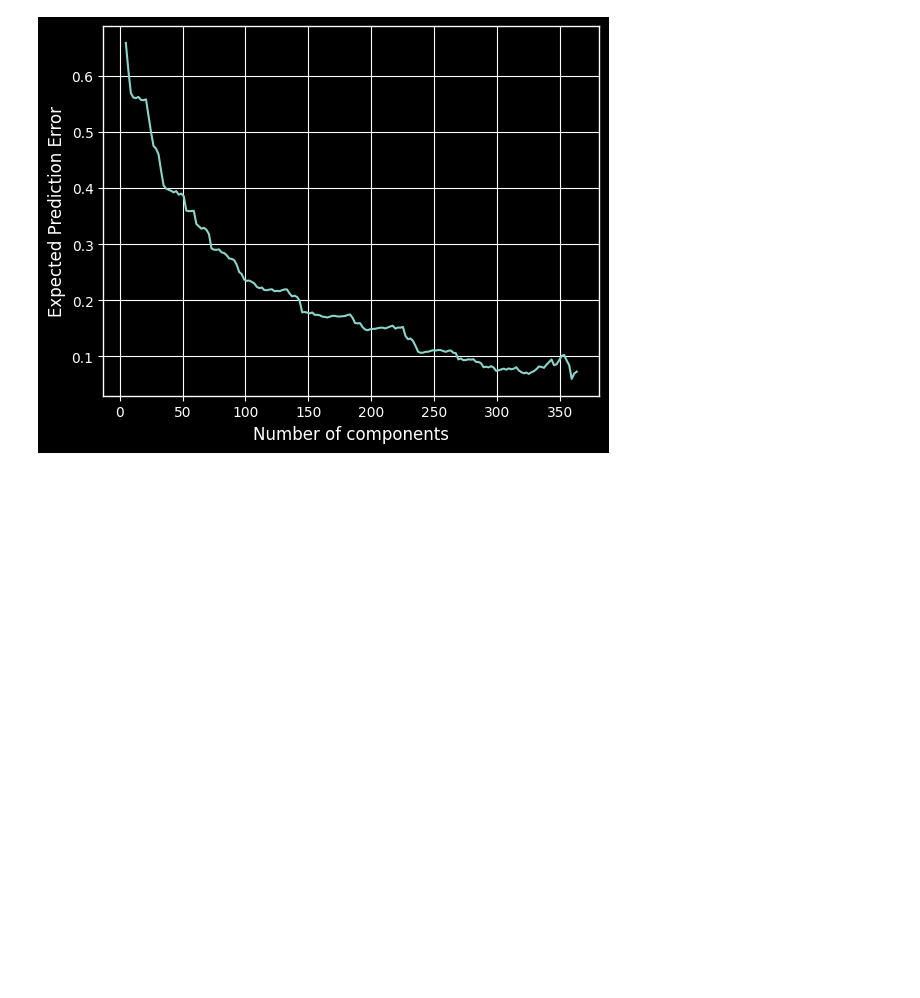
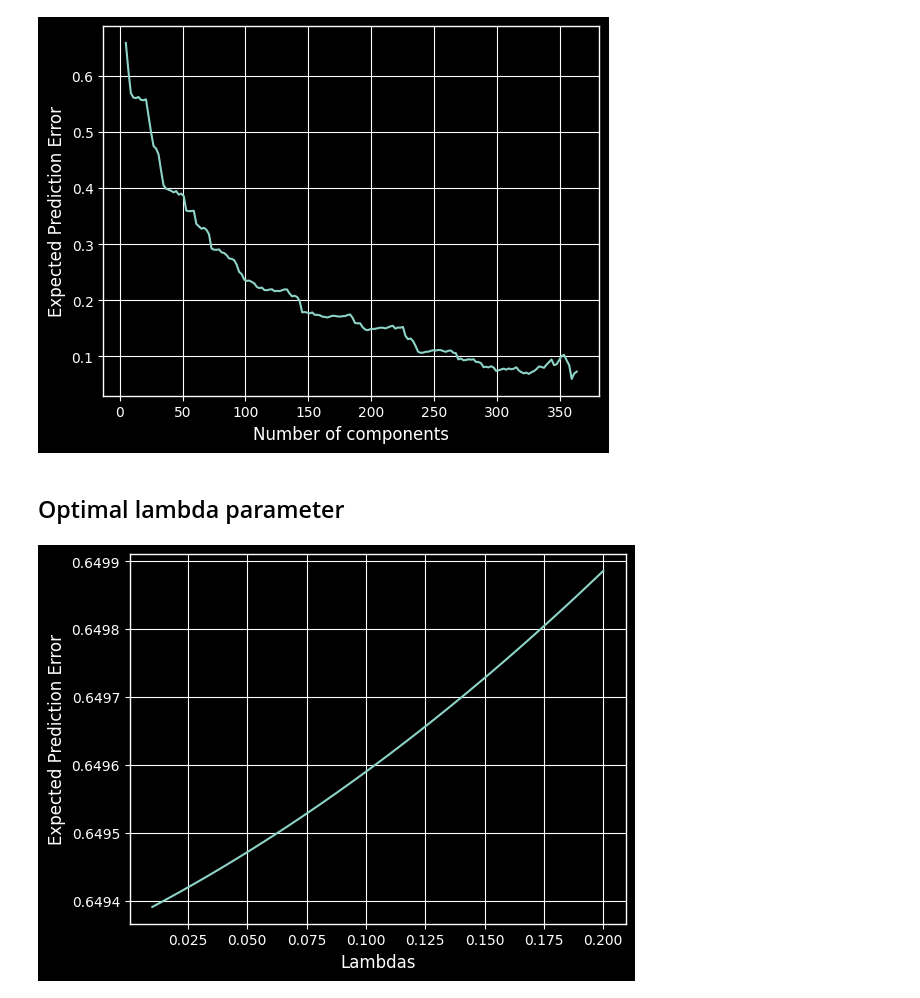
Before and after one commit to Emmanuel-mg/FDA_project, a Jupyter notebook: project.ipynb, the cells around one changed output. Cells and saved outputs as stored; diff of their text form; code cells hidden in the pictures; blank space fills up the shorter version.

Commit message:
Adding lambda influence

```diff
--- a/project.ipynb
+++ b/project.ipynb
@@ -157,3 +157,18 @@ plt.ylabel('Expected Prediction Error')
 plt.show()
 # %% [output]
 [figure]
+# %% [markdown]
+## Optimal lambda parameter
+# %%
+# Right now it's only ridge regression but we should evaluate the roughness too
+lambdas = np.linspace(0.01, 0.2, 50)
+err_lbd = np.zeros(len(lambdas))
+for i, k in enumerate(lambdas):
+    pred = ols_fit(day, montreal, base_type='fourier', lbd=k)
+    err_lbd[i] = np.sum((pred - montreal) ** 2) / (365 - k)
+plt.plot(lambdas, err_lbd)
+plt.xlabel('Lambdas')
+plt.ylabel('Expected Prediction Error')
+plt.show()
+# %% [output]
+[figure, added]
```
